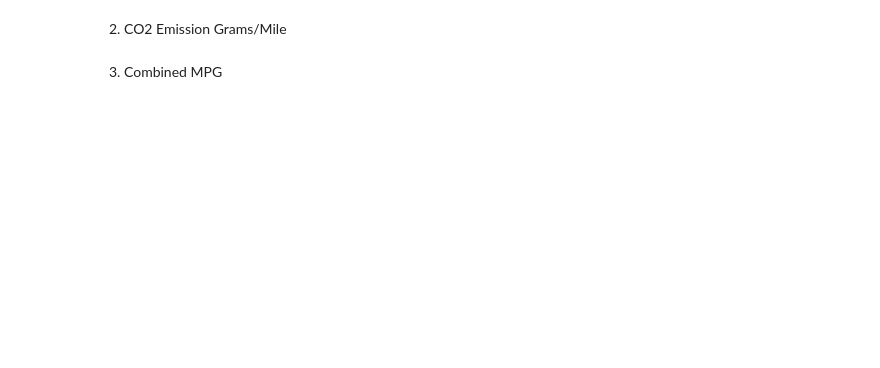
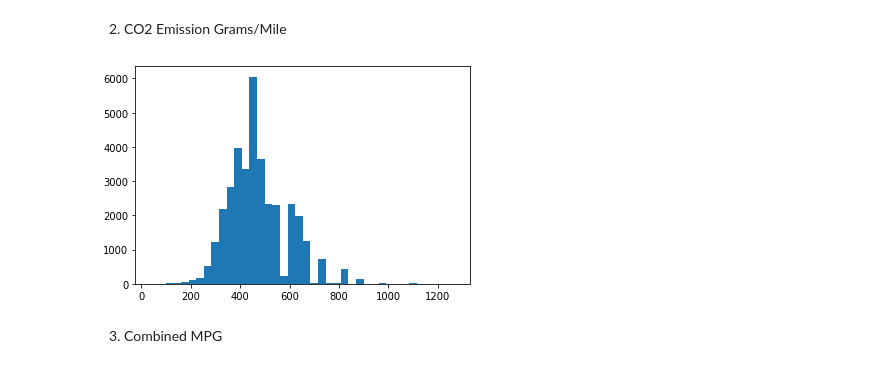
Before and after one commit to ironhack-datalabs/datamad0320, a Jupyter notebook: module-2/lab-continuous-probability-distribution/your-code/main.ipynb, the cells around one changed output. Saved outputs shown, nothing was run; the diff lists cells and outputs as text; code cells hidden in the pictures; blank space fills up the shorter version.

```diff
--- a/module-2/lab-continuous-probability-distribution/your-code/main.ipynb
+++ b/module-2/lab-continuous-probability-distribution/your-code/main.ipynb
@@ -86,3 +125,8 @@ Then plot the histograms for the following variables:
+# %%
+# your code here
+CO2 = plt.hist(df['CO2 Emission Grams/Mile'],bins=40)
+# %% [output]
+[figure, added]
 # %% [markdown]
 3. Combined MPG
 # %%
```
Also changed, not shown: parts of 13 cells of this notebook.
